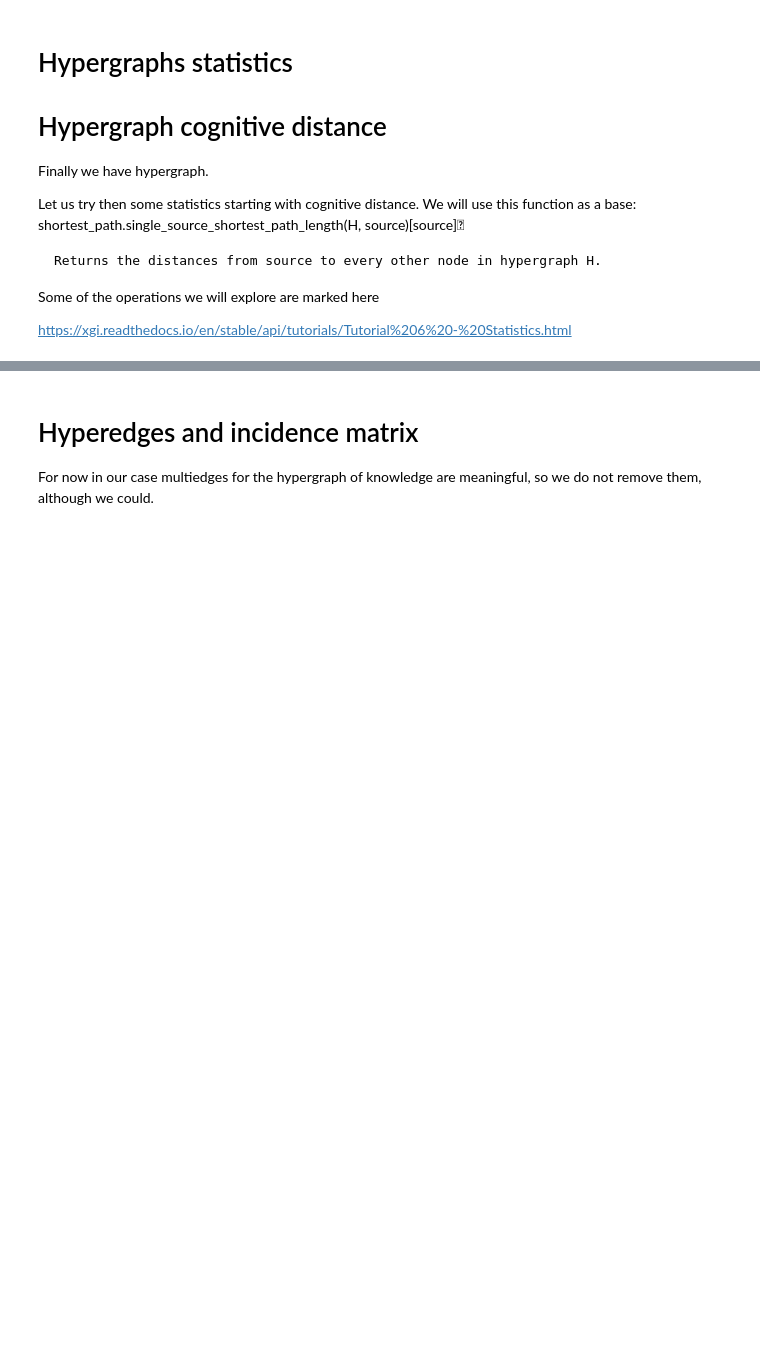
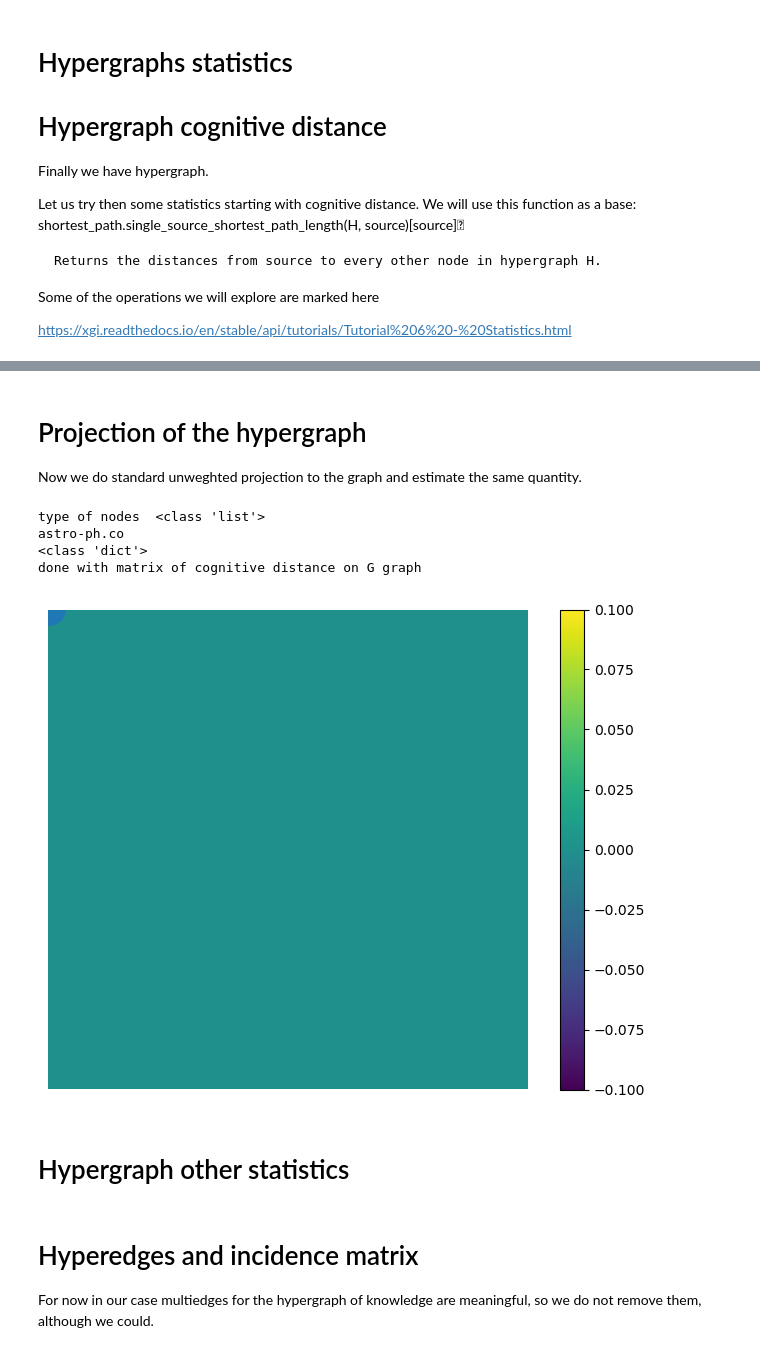
Before and after one commit to Liyubov/hypergraph_structures, a Jupyter notebook: code notebooks/hypergraph_cognitive_distance_arxiv.ipynb, the cells around one changed output, grey strips where cells are left out. Saved outputs shown, nothing was run; the diff lists cells and outputs as text; code cells hidden in the pictures; blank space fills up the shorter version.

```diff
--- a/code notebooks/hypergraph_cognitive_distance_arxiv.ipynb
+++ b/code notebooks/hypergraph_cognitive_distance_arxiv.ipynb
@@ -77,3 +100,59 @@ Hypergraph other statistics
+# %% [markdown]
+# Projection of the hypergraph
+
+Now we do standard unweghted projection to the graph and estimate the same quantity.
+# %%
+
+import numpy as np
+import matplotlib.pyplot as plt
+import networkx as nx
+
+G_proj =  xgi.convert.graph.to_graph(H)
+
+#    Graph projection (1-skeleton) of the hypergraph H. Weights are not considered.
+nx.draw(G_proj)
+
+
+nodes = list(G_proj.nodes)
+#print(nodes)
+print('type of nodes ', type(nodes))
+nodeX = nodes[1]
+
+print(nodeX)
+
+short_path = nx.shortest_path(G_proj, nodeX) #    Returns the distances from source to every other node in hypergraph H
+#print(short_path)
+print(type(short_path))
+
+# let us make the loop calculating shortest path for each source node
+
+matrix_cog_dist_G = np.zeros((len(nodes),len(nodes)))
+
+for node_ind in range (len(nodes)):
+    print(nodes[node_ind])
+    short_path_ind =  nx.shortest_path(G_proj, nodeX)
+    #print(len(list(short_path_ind.values())))
+    #print(type( short_path_ind.values()))
+    list_short = list(short_path_ind.values())
+
+    for ind in range(len(list(short_path_ind.values()))):
+
+        matrix_cog_dist_G[node_ind, ind] = len(list_short [ind])
+
+
+print('done with matrix of cognitive distance on G graph')
+
+plt.imshow(matrix_cog_dist, interpolation='none')
+plt.colorbar() # im2, cax=cbar_ax)
+plt.show()
+# %% [output]
+type of nodes  <class 'list'>
+astro-ph.co
+<class 'dict'>
+done with matrix of cognitive distance on G graph
+[figure, added]
+# %% [markdown]
+# Hypergraph other statistics
 # %%
 is_connected = xgi.is_connected(H)
 if is_connected:
```
Also changed, not shown: parts of 3 cells of this notebook.
